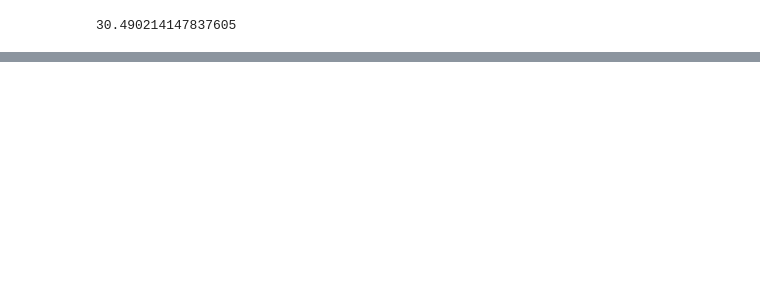
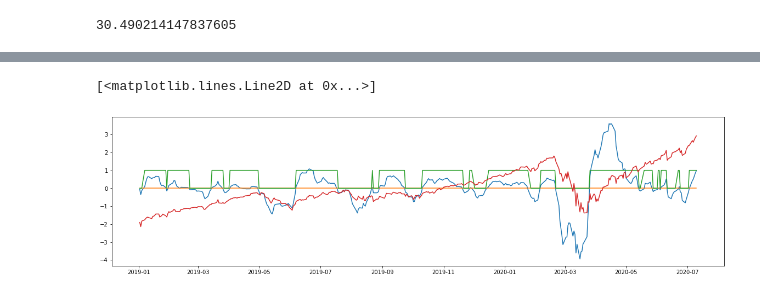
Before and after one commit to hadi-android/autotrading, a Jupyter notebook: predict_stock_quant.ipynb, the cells around one changed output, grey strips where cells are left out. Drawn from its saved outputs; the diff is of its cells as text; code cells hidden in the pictures; blank space fills up the shorter version.

```diff
--- a/predict_stock_quant.ipynb
+++ b/predict_stock_quant.ipynb
@@ -174,8 +125,0 @@ df_sig1.chg_pct.sum()
-# %%
-ticker = 'XQQ.TO'
-start = [2019,1,1]
-
-df = Fetcher(ticker, start).getHistorical()
-#df = df[['Date','Close']]
-df.Date = pd.to_datetime(df.Date)
-df.head()
@@ -189,13 +125,0 @@ df.head()
-# %%
-chg = df.Close-df.Close.shift(1)
-N=14
-df['RSI']=np.empty(df.shape[0])
-df.RSI = np.nan
-i=0
-while((i+N) <= df.shape[0]):
-    window = chg[i:i+N]
-    pos_chg = window[window>0].sum()/N
-    neg_chg = abs(window[window<0].sum())/N
-    RS = pos_chg/neg_chg
-    df['RSI'][i+N] = 100-(100/(1+RS))
-    i+=1
@@ -215,4 +125,0 @@ df.RSI.max()
-# %%
-df['buy_rsi'] = df.RSI<=rsi_threshold
-df.buy_rsi = df.buy_rsi.astype(int)
-df.head(30)
@@ -298,0 +136,11 @@ df_sig1
+# %%
+df['macd_dir'] = df.macd>0
+df.macd_dir = df.macd_dir.astype(int)
+df['macd_chg'] = df.macd-df.macd.shift(1)
+df['macd_chg_abs'] = abs(df['macd_chg'])
+df['macd_chg_pct'] = (df.macd-df.macd.shift(1))/df.macd.shift(1)
+df['macd_chg_dir'] = df.macd_chg_pct>0
+df.macd_chg_dir = df.macd_chg_dir.astype(int)
+df['macd_chg_pct_abs'] = abs(df.macd_chg_pct)
+df=df[['Date','Close','macd','macd_dir','macd_chg','macd_chg_abs','macd_chg_pct','macd_chg_pct_abs','macd_chg_dir']]
+df.head(10)
@@ -298,0 +165,12 @@ df_sig1
+# %%
+plt.figure(figsize=(20,5))
+horizontal = np.zeros(df.shape[0])
+macd_norm = (df.macd-df.macd.mean())/df.macd.std()
+price_norm = (df.Close-df.Close.mean())/(df.Close.std())
+plt.plot(df.Date, macd_norm)
+plt.plot(df.Date, horizontal)
+plt.plot(df.Date, df.macd_dir)
+plt.plot(df.Date, price_norm)
+# %% [output]
+[<matplotlib.lines.Line2D at 0x...>]
+[figure, added]
```
Also changed, not shown: parts of 150 cells of this notebook, 2 other files.
